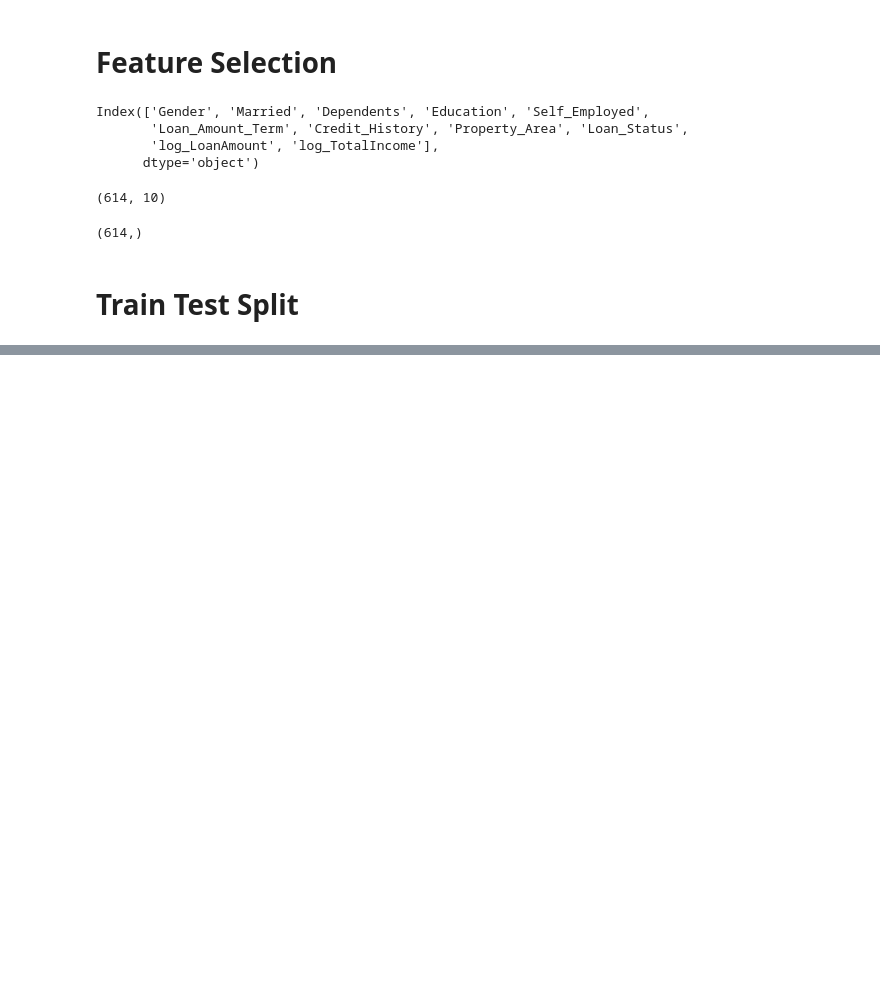
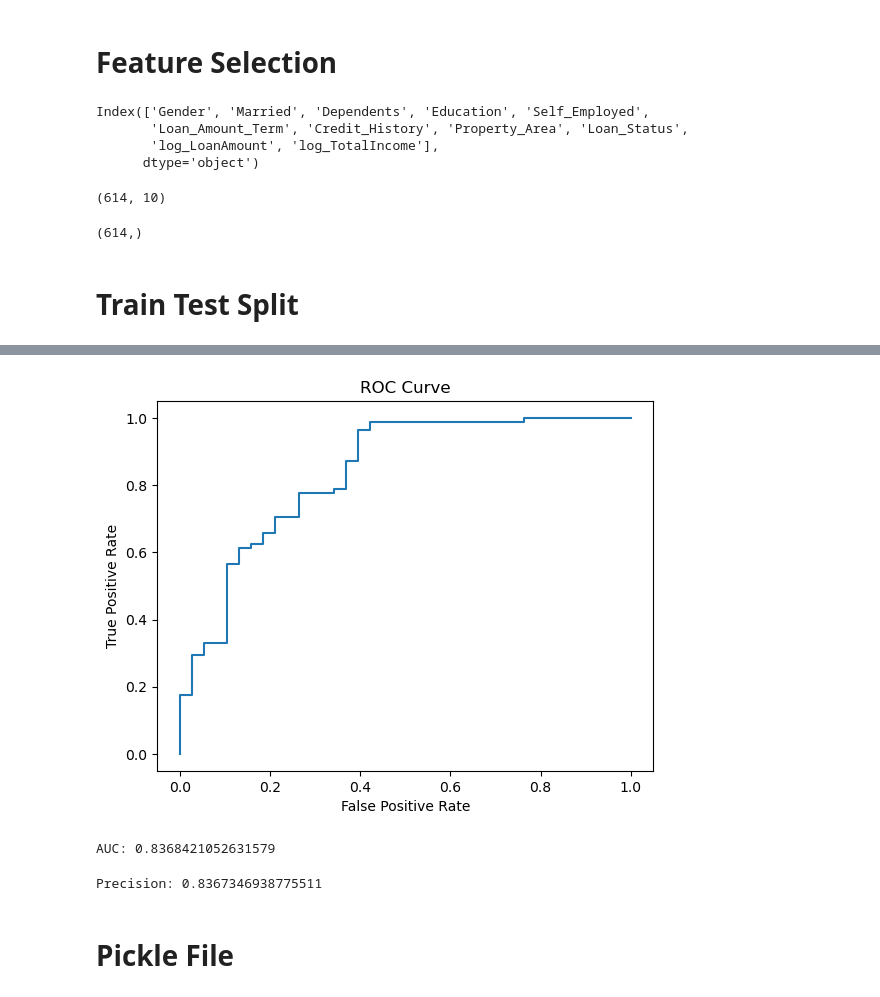
Before and after one commit to SannketNikam/Credit-Risk-Analysis, a Jupyter notebook: Notebooks/XGBoost.ipynb, the cells around one changed output, grey strips where cells are left out. Saved outputs shown, nothing was run; the diff lists cells and outputs as text; code cells hidden in the pictures; blank space fills up the shorter version.

Commit message:
Retrained the XGBoost Model with RandomizedSearchCV

```diff
--- a/Notebooks/XGBoost.ipynb
+++ b/Notebooks/XGBoost.ipynb
@@ -372,3 +377,7 @@ y.shape
 # Train Test Split
 # %%
 X_train, X_test, y_train, y_test = train_test_split(X, y, test_size = 0.2, random_state = 42, stratify = y)
+# %%
+%%time
+xgbc = XGBClassifier(n_estimators = 120)
+xgbc.fit(X_train, y_train)
@@ -374,0 +404,21 @@ X_train, X_test, y_train, y_test = train_test_split(X, y, test_size = 0.2, rando
+# %%
+param_dist = {
+    'learning_rate': uniform(0.01, 0.1), # range of values for learning rate
+    'max_depth': randint(1, 10), # range of values for max depth
+    'n_estimators': randint(10, 500), # range of values for number of estimators
+    'gamma': uniform(0.01, 0.1), # range of values for gamma
+    'subsample': uniform(0.1, 0.5), # range of values for subsample
+    'colsample_bytree': uniform(0.1, 0.5) # range of values for colsample_bytree
+}
+# %%
+xgbc_rscv = RandomizedSearchCV(
+    estimator = xgbc,
+    param_distributions = param_dist,
+    n_iter = 100, # number of combinations of hyperparameters to try
+    cv = 5, # number of cross-validation folds
+    scoring = 'accuracy',
+    n_jobs = -1 # number of parallel jobs to run (-1 means use all available cores)
+)
+# %%
+%%time
+xgbc_rscv.fit(X_train, y_train)
@@ -374,0 +537,24 @@ X_train, X_test, y_train, y_test = train_test_split(X, y, test_size = 0.2, rando
+# %%
+# ROC AUC Score
+y_proba = xgbc_rscv.predict_proba(X_test)[:, 1]
+fpr, tpr, thresholds = roc_curve(y_test, y_proba)
+
+plt.plot(fpr, tpr)
+plt.xlabel('False Positive Rate')
+plt.ylabel('True Positive Rate')
+plt.title('ROC Curve')
+plt.show()
+
+auc = roc_auc_score(y_test, y_proba)
+print('AUC:', auc)
+# %% [output]
+[figure, added]
+AUC: 0.8368421052631579
+# %%
+# Precision
+precision = precision_score(y_test, y_pred)
+print('Precision:', precision)
+# %% [output]
+Precision: 0.8367346938775511
+# %% [markdown]
+# Pickle File
```
Also changed, not shown: parts of 20 cells of this notebook, 4 other files.
